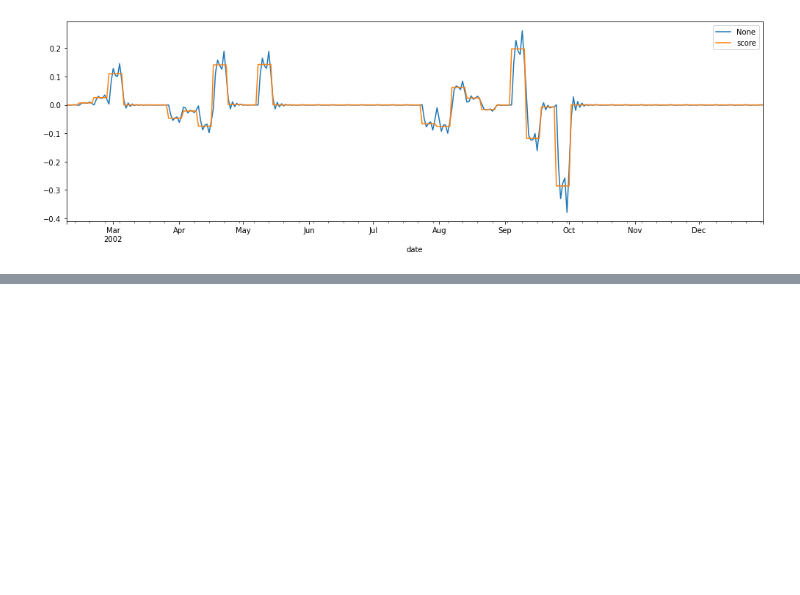
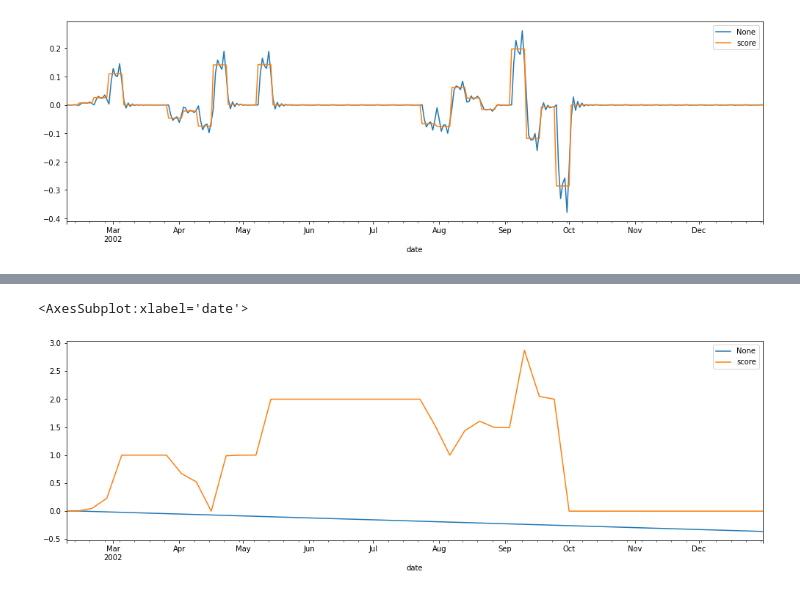
Before and after one commit to TechLabs-Aachen-e-V/SoSe-21-Team-10_Main, a Jupyter notebook: notebooks/4.0-os-ARIMA-first-try.ipynb, the cells around one changed output, grey strips where cells are left out. Drawn from its saved outputs; the diff is of its cells as text; code cells hidden in the pictures; blank space fills up the shorter version.

```diff
--- a/notebooks/4.0-os-ARIMA-first-try.ipynb
+++ b/notebooks/4.0-os-ARIMA-first-try.ipynb
@@ -181,0 +257,4 @@ test.plot(legend=True)
+# %%
+model_d = ARIMA(train_df, order=(4,1,5))
+model_d = model_d.fit()
+model_d.summary()
@@ -181,0 +292,5 @@ test.plot(legend=True)
+# %%
+start = len(train_df)
+end = len(train_df)+len(test_df)-1
+prediction = model_d.predict(start=start, end=end, typ='levels')
+print(prediction)
@@ -181,0 +310,7 @@ test.plot(legend=True)
+# %%
+plt.figure(figsize=(17,5))
+prediction.plot(legend=True)
+test_df.plot(legend=True)
+# %% [output]
+<AxesSubplot:xlabel='date'>
+[figure, added]
```
Also changed, not shown: parts of 14 cells of this notebook.
